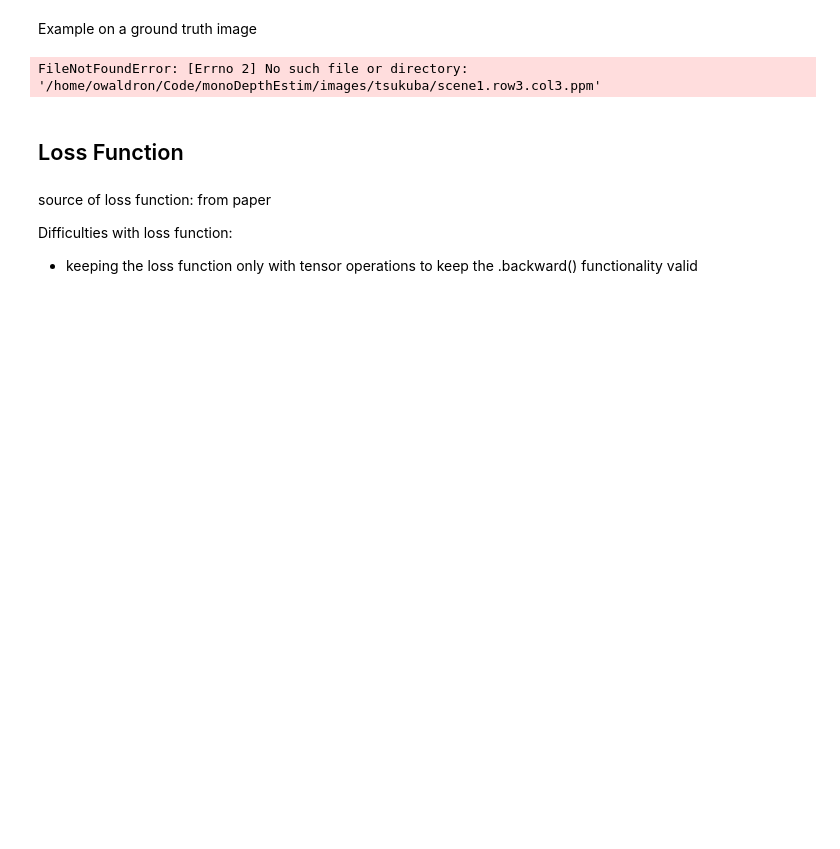
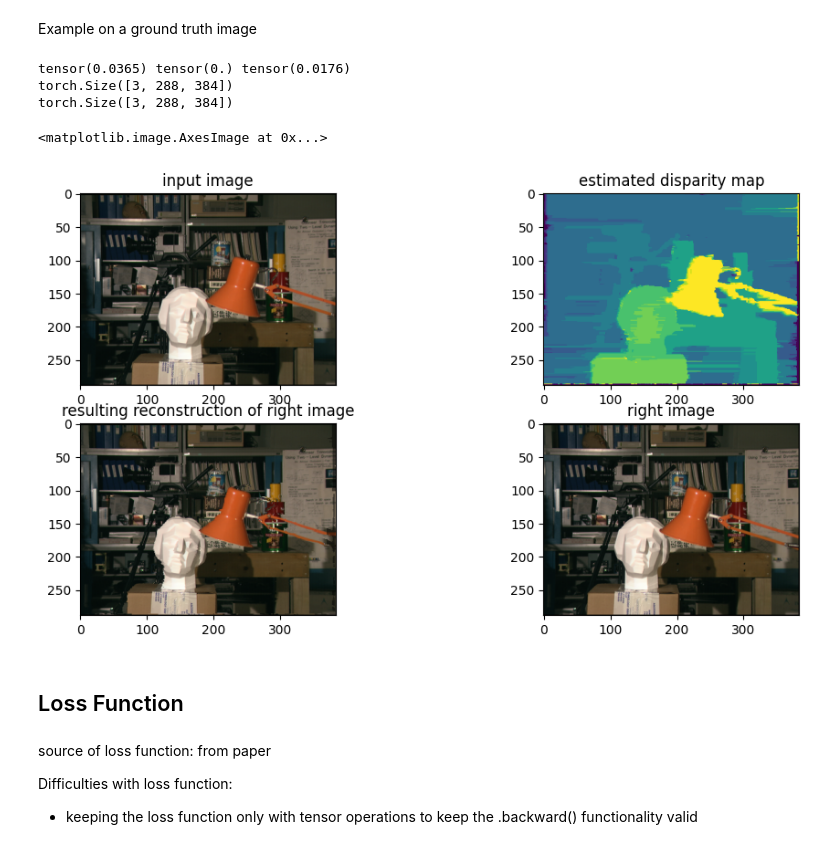
Before and after one commit to OliverTattersall/monoDepthEstim, a Jupyter notebook: FinalProj-poo.ipynb, the cells around one changed output. Saved outputs shown, nothing was run; the diff lists cells and outputs as text; code cells hidden in the pictures; blank space fills up the shorter version.

```diff
--- a/FinalProj-poo.ipynb
+++ b/FinalProj-poo.ipynb
@@ -476,41 +533,52 @@ gt = Image.open("images/tsukuba/truedisp.row3.col3.pgm")
 gt = np.load("images/tsukuba/resMap.pgm").astype(np.float32)
 # gt = np.astype(gt, np.float32)
 gt = tF.to_tensor(gt)
+# print(gt.shape)
+gt = gt/gt.shape[2]
+print(torch.max(gt), torch.min(gt), torch.mean(gt))
 
+tensIml = tF.to_tensor(imL)[None]
 
 # gt[gt==float("inf")] = 0
 # gt = gt
 # gt = tF.to_pil_image(gt)
 
 
 imR = Image.open("images/tsukuba/scene1.row3.col4.ppm")
 # imR = Image.open("Backpack-perfect/im1.png")
 
 # print(np.max(gt))
 # print(torch.unique(tF.to_tensor(gt)))
 # print()
 
 print(tF.to_tensor(imL).shape)
 # print(tF.to_tensor(gt).shape)
 # print(generate_image_right(tF.to_tensor(im)[None], tF.to_tensor(gt)[None]).shape)
 # regen_im = generate_image_right(tF.to_tensor(imL)[None], tF.to_tensor(gt)[None])[0]
-regen_im = reconStruct(tF.to_tensor(imL)[None], gt[None], False)[0]
+regen_im = reconStruct(tensIml, gt[None], False)[0]
+# regen_im = reconStruct(*convert_torch_to_tf(tensIml, gt[None]), False)[0]
 gt = gt.permute(1, 2, 0)
 fig = plt.figure(figsize=(12,6))
 ax1 = fig.add_subplot(2, 2, 1)
 ax1.set_title("input image")
 ax1.imshow(imL)
 ax2 = fig.add_subplot(2, 2, 2)
 ax2.set_title("estimated disparity map")
 ax2.imshow(gt)
 ax3 = fig.add_subplot(2, 2, 3)
 ax3.set_title("resulting reconstruction of right image")
+print(regen_im.shape)
 ax3.imshow(regen_im.permute(1, 2, 0))
+# ax3.imshow(regen_im)
 ax3 = fig.add_subplot(2, 2, 4)
 ax3.set_title("right image")
 ax3.imshow(imR)
 # %% [output]
-FileNotFoundError: [Errno 2] No such file or directory: '/home/owaldron/Code/monoDepthEstim/images/tsukuba/scene1.row3.col3.ppm'
+tensor(0.0365) tensor(0.) tensor(0.0176)
+torch.Size([3, 288, 384])
+torch.Size([3, 288, 384])
+<matplotlib.image.AxesImage at 0x...>
+[figure, added]
 # %% [markdown]
 ## Loss Function
 # %% [markdown]
```
Also changed, not shown: parts of 14 cells of this notebook, 16 other files.
